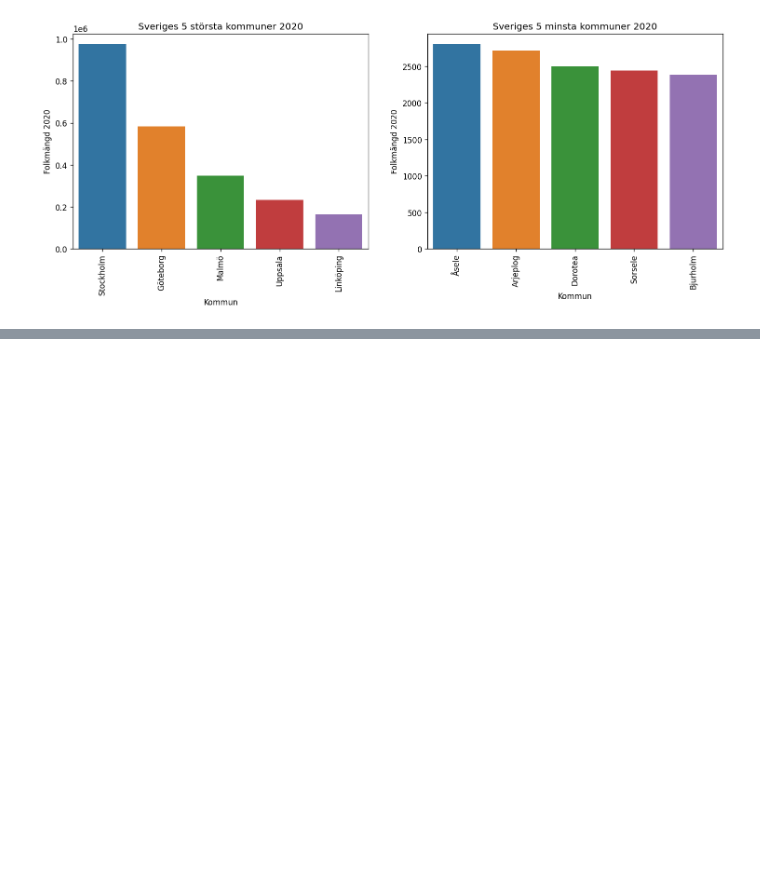
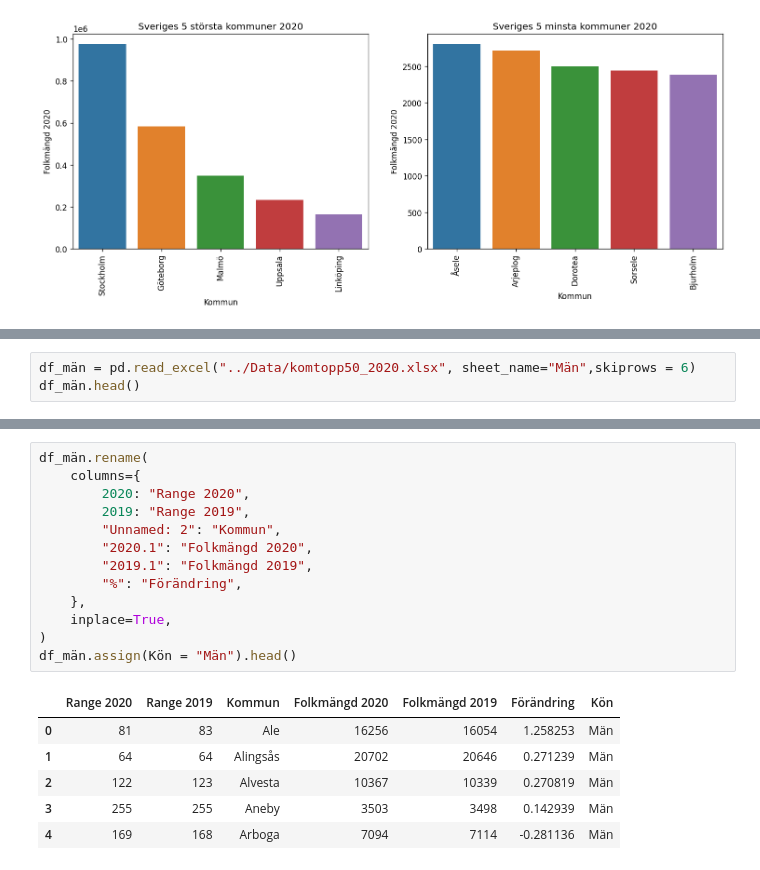
Before and after one commit to VineelaNedunuri/Databehandling-Vineela-Nedunuri, a Jupyter notebook: Exercises/E00_pandas_basic_syntax.ipynb, the cells around one changed output, grey strips where cells are left out. Drawn from its saved outputs; the diff is of its cells as text; blank space fills up the shorter version.

```diff
--- a/Exercises/E00_pandas_basic_syntax.ipynb
+++ b/Exercises/E00_pandas_basic_syntax.ipynb
@@ -278,0 +298,3 @@ for i, (data, title) in enumerate(zip(data_frame, titles)):
+# %%
+df_män = pd.read_excel("../Data/komtopp50_2020.xlsx", sheet_name="Män",skiprows = 6)
+df_män.head()
@@ -278,0 +330,20 @@ for i, (data, title) in enumerate(zip(data_frame, titles)):
+# %%
+df_män.rename(
+    columns={
+        2020: "Range 2020",
+        2019: "Range 2019",
+        "Unnamed: 2": "Kommun",
+        "2020.1": "Folkmängd 2020",
+        "2019.1": "Folkmängd 2019",
+        "%": "Förändring",
+    },
+    inplace=True,
+)
+df_män.assign(Kön = "Män").head()
+# %% [output]
+|  | Range 2020 | Range 2019 | Kommun | Folkmängd 2020 | Folkmängd 2019 | Förändring | Kön |
+| 0 | 81 | 83 | Ale | 16256 | 16054 | 1.258253 | Män |
+| 1 | 64 | 64 | Alingsås | 20702 | 20646 | 0.271239 | Män |
+| 2 | 122 | 123 | Alvesta | 10367 | 10339 | 0.270819 | Män |
+| 3 | 255 | 255 | Aneby | 3503 | 3498 | 0.142939 | Män |
+| 4 | 169 | 168 | Arboga | 7094 | 7114 | -0.281136 | Män |
```
Also changed, not shown: parts of 10 cells of this notebook, 1 other file.
